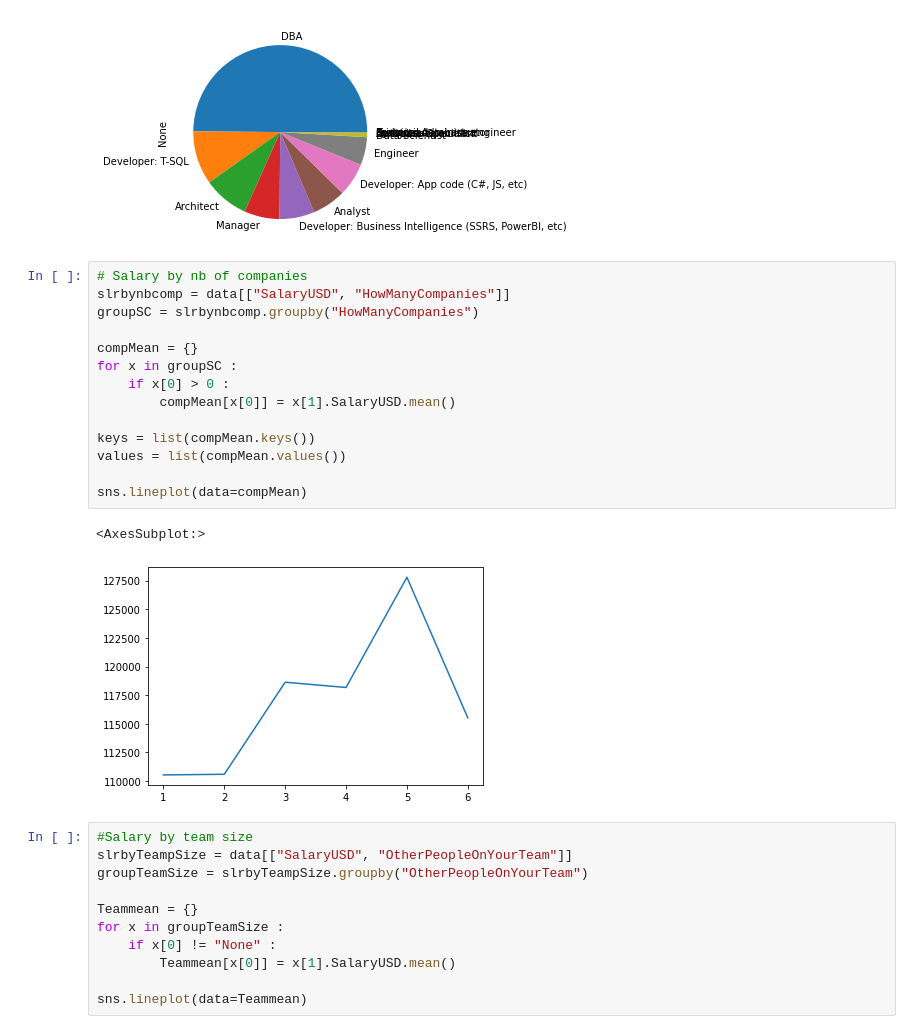
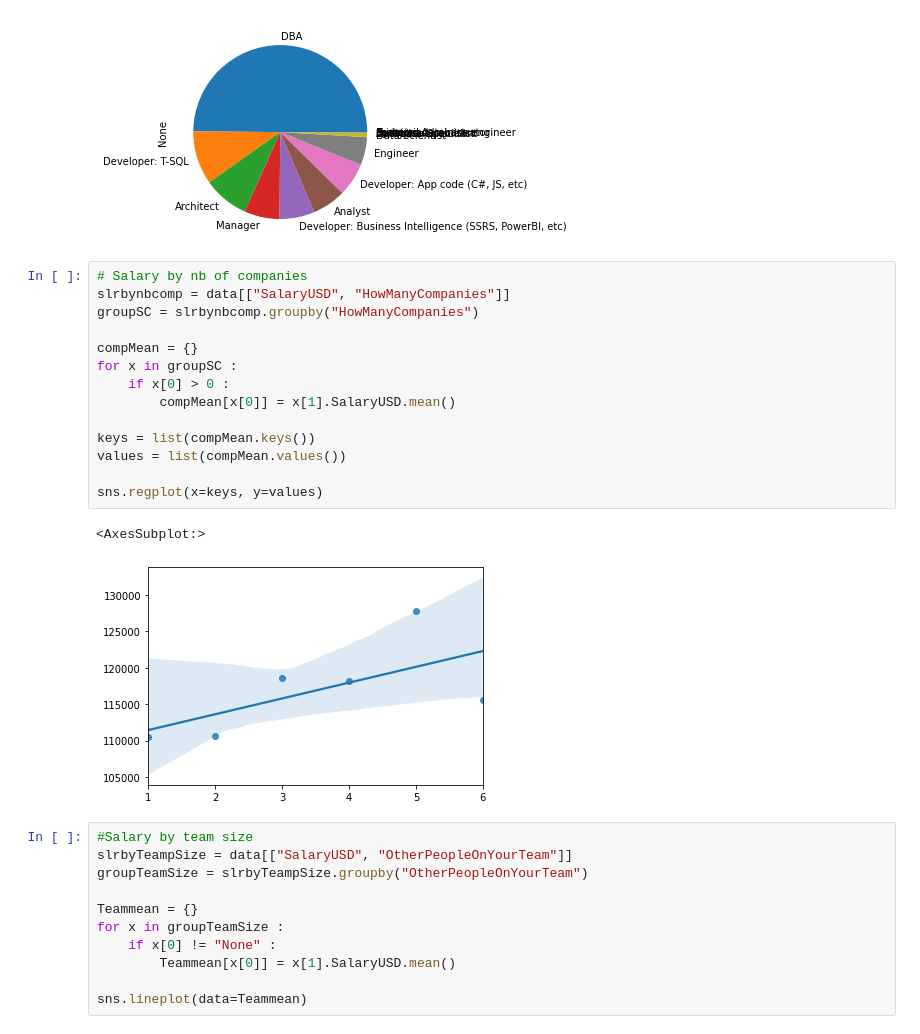
Before and after one commit to MistSF/American-Dream, a Jupyter notebook: notebook/career_visualisation.ipynb, the cells around one changed output. Cells and saved outputs as stored; diff of their text form.

```diff
--- a/notebook/career_visualisation.ipynb
+++ b/notebook/career_visualisation.ipynb
@@ -59,20 +59,20 @@ jobPart = countJT.plot(kind="pie")
 # %%
 # Salary by nb of companies
 slrbynbcomp = data[["SalaryUSD", "HowManyCompanies"]]
 groupSC = slrbynbcomp.groupby("HowManyCompanies")
 
 compMean = {}
 for x in groupSC :
     if x[0] > 0 :
         compMean[x[0]] = x[1].SalaryUSD.mean()
 
 keys = list(compMean.keys())
 values = list(compMean.values())
 
-sns.lineplot(data=compMean)
+sns.regplot(x=keys, y=values)
 # %% [output]
 <AxesSubplot:>
-[figure, old version]
+[figure, new version]
 # %%
 #Salary by team size
 slrbyTeampSize = data[["SalaryUSD", "OtherPeopleOnYourTeam"]]
```
Also changed, not shown: parts of 1 cell of this notebook.
